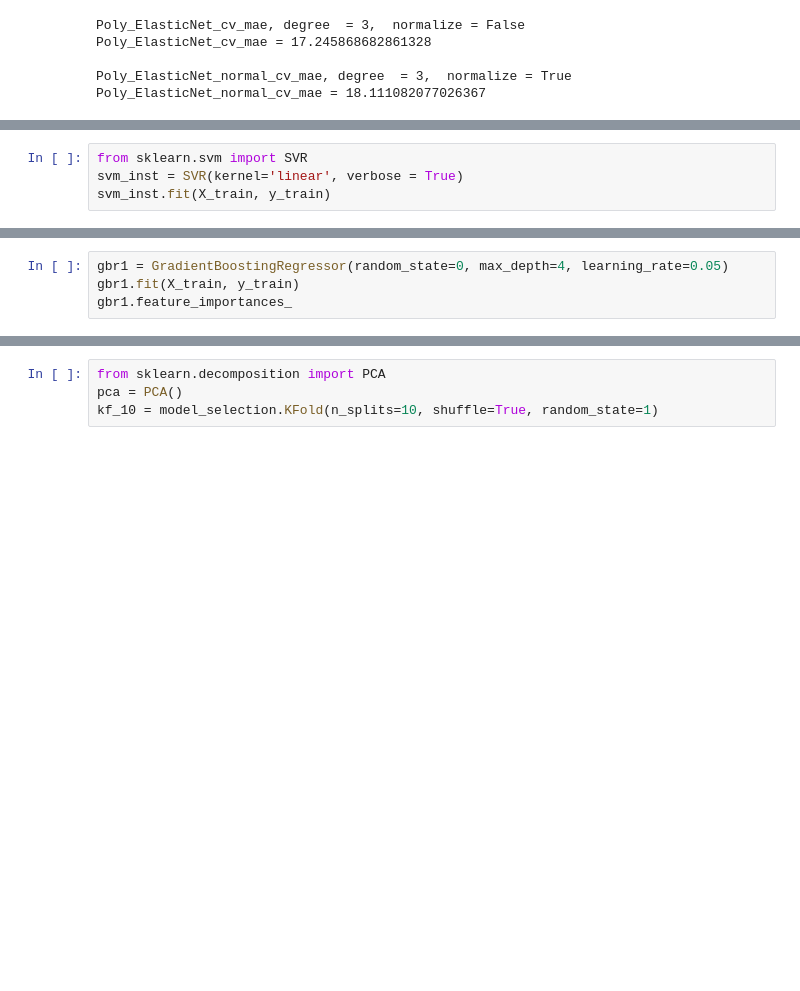
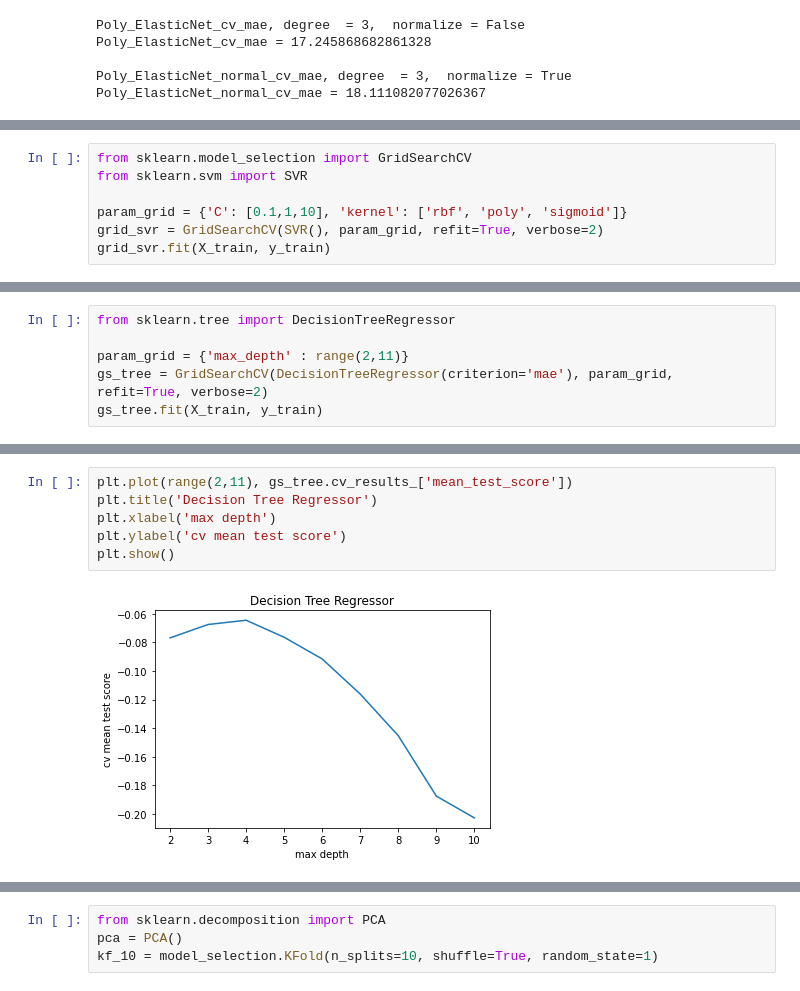
Before and after one commit to deagwon97/machine-learning-and-practice-report, a Jupyter notebook: Dacon_satellite_model.ipynb, the cells around one changed output, grey strips where cells are left out. Saved outputs shown, nothing was run; the diff lists cells and outputs as text; blank space fills up the shorter version.

```diff
--- a/Dacon_satellite_model.ipynb
+++ b/Dacon_satellite_model.ipynb
@@ -293,4 +302,0 @@ Poly_ElasticNet_normal_cv_mae = 18.111082077026367
-# %%
-from sklearn.svm import SVR
-svm_inst = SVR(kernel='linear', verbose = True)
-svm_inst.fit(X_train, y_train)
@@ -367,4 +302,0 @@ gs_gbr.best_params_
-# %%
-gbr1 = GradientBoostingRegressor(random_state=0, max_depth=4, learning_rate=0.05)
-gbr1.fit(X_train, y_train)
-gbr1.feature_importances_
@@ -460,0 +306,7 @@ mae(y_test, pred_xgb)
+# %%
+from sklearn.model_selection import GridSearchCV
+from sklearn.svm import SVR
+
+param_grid = {'C': [0.1,1,10], 'kernel': ['rbf', 'poly', 'sigmoid']}
+grid_svr = GridSearchCV(SVR(), param_grid, refit=True, verbose=2)
+grid_svr.fit(X_train, y_train)
@@ -460,0 +374,6 @@ mae(y_test, pred_xgb)
+# %%
+from sklearn.tree import DecisionTreeRegressor
+
+param_grid = {'max_depth' : range(2,11)}
+gs_tree = GridSearchCV(DecisionTreeRegressor(criterion='mae'), param_grid, refit=True, verbose=2)
+gs_tree.fit(X_train, y_train)
@@ -460,0 +436,8 @@ mae(y_test, pred_xgb)
+# %%
+plt.plot(range(2,11), gs_tree.cv_results_['mean_test_score'])
+plt.title('Decision Tree Regressor')
+plt.xlabel('max depth')
+plt.ylabel('cv mean test score')
+plt.show()
+# %% [output]
+[figure, added]
```
Also changed, not shown: parts of 58 cells of this notebook.
